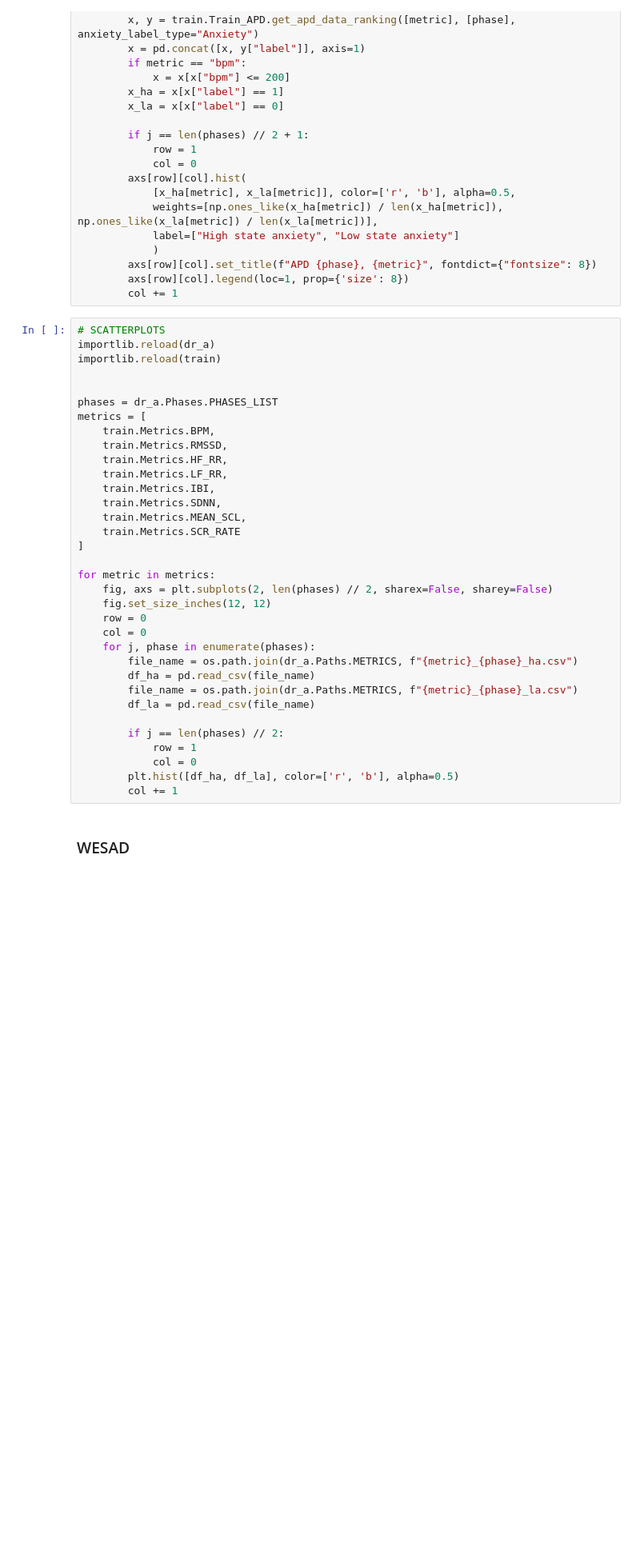
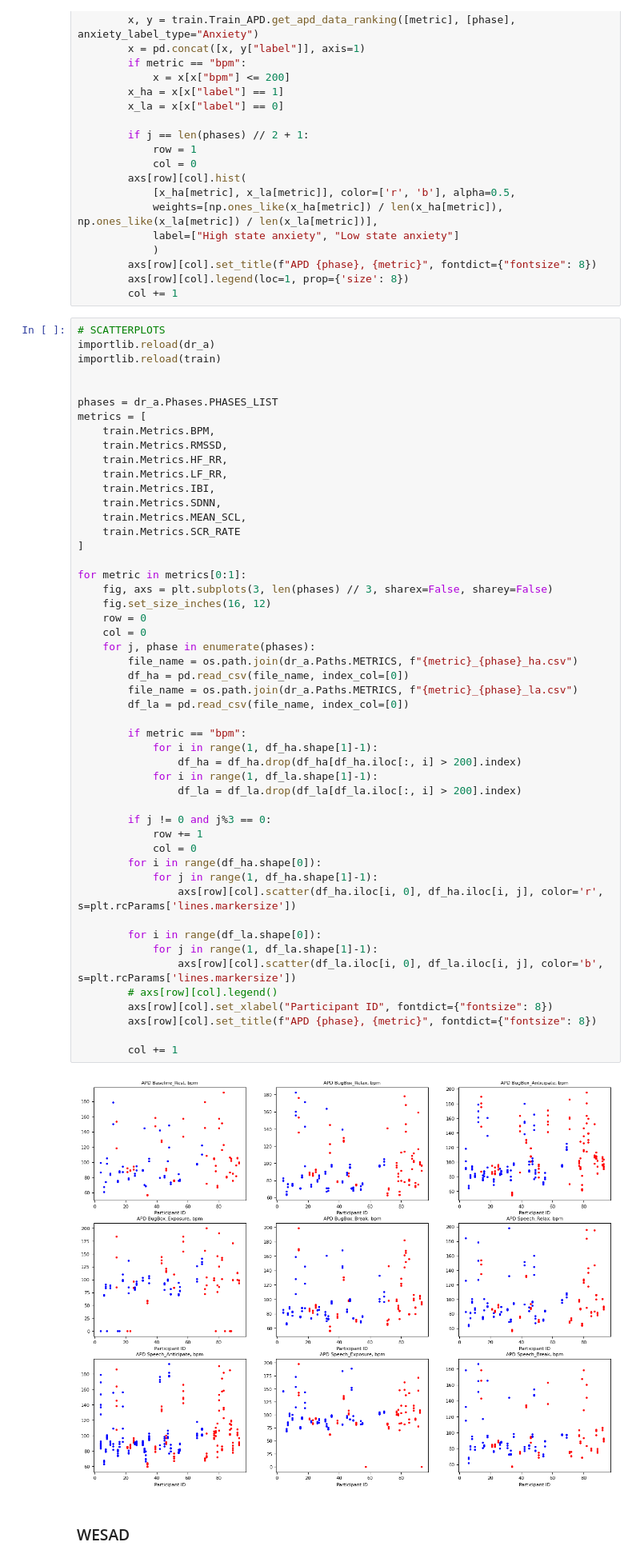
Before and after one commit to emilyxzhou/anxiety, a Jupyter notebook: notebooks/statistical_analysis/feature_visualization.ipynb, the cells around one changed output. Shown at 80% size. Cells and saved outputs as stored; diff of their text form; blank space fills up the shorter version.

```diff
--- a/notebooks/statistical_analysis/feature_visualization.ipynb
+++ b/notebooks/statistical_analysis/feature_visualization.ipynb
@@ -74,37 +74,55 @@ for metric in metrics:
 # %%
 # SCATTERPLOTS
 importlib.reload(dr_a)
 importlib.reload(train)
 
 
 phases = dr_a.Phases.PHASES_LIST
 metrics = [
     train.Metrics.BPM,
     train.Metrics.RMSSD,
     train.Metrics.HF_RR,
     train.Metrics.LF_RR,
     train.Metrics.IBI,
     train.Metrics.SDNN,
     train.Metrics.MEAN_SCL,
     train.Metrics.SCR_RATE
 ]
 
-for metric in metrics:
-    fig, axs = plt.subplots(2, len(phases) // 2, sharex=False, sharey=False)
-    fig.set_size_inches(12, 12)
+for metric in metrics[0:1]:
+    fig, axs = plt.subplots(3, len(phases) // 3, sharex=False, sharey=False)
+    fig.set_size_inches(16, 12)
     row = 0
     col = 0
     for j, phase in enumerate(phases):
         file_name = os.path.join(dr_a.Paths.METRICS, f"{metric}_{phase}_ha.csv")
-        df_ha = pd.read_csv(file_name)
+        df_ha = pd.read_csv(file_name, index_col=[0])
         file_name = os.path.join(dr_a.Paths.METRICS, f"{metric}_{phase}_la.csv")
-        df_la = pd.read_csv(file_name)
+        df_la = pd.read_csv(file_name, index_col=[0])
 
-        if j == len(phases) // 2:
-            row = 1
+        if metric == "bpm":
+            for i in range(1, df_ha.shape[1]-1):
+                df_ha = df_ha.drop(df_ha[df_ha.iloc[:, i] > 200].index)
+            for i in range(1, df_la.shape[1]-1):
+                df_la = df_la.drop(df_la[df_la.iloc[:, i] > 200].index)
+
+        if j != 0 and j%3 == 0:
+            row += 1
             col = 0
-        plt.hist([df_ha, df_la], color=['r', 'b'], alpha=0.5)
+        for i in range(df_ha.shape[0]):
+            for j in range(1, df_ha.shape[1]-1):
+                axs[row][col].scatter(df_ha.iloc[i, 0], df_ha.iloc[i, j], color='r', s=plt.rcParams['lines.markersize'])
+
+        for i in range(df_la.shape[0]):
+            for j in range(1, df_la.shape[1]-1):
+                axs[row][col].scatter(df_la.iloc[i, 0], df_la.iloc[i, j], color='b', s=plt.rcParams['lines.markersize'])
+        # axs[row][col].legend()
+        axs[row][col].set_xlabel("Participant ID", fontdict={"fontsize": 8})
+        axs[row][col].set_title(f"APD {phase}, {metric}", fontdict={"fontsize": 8})
+
         col += 1
+# %% [output]
+[figure, added]
 # %% [markdown]
 ### WESAD
 # %%
```
Also changed, not shown: 3 other files.
